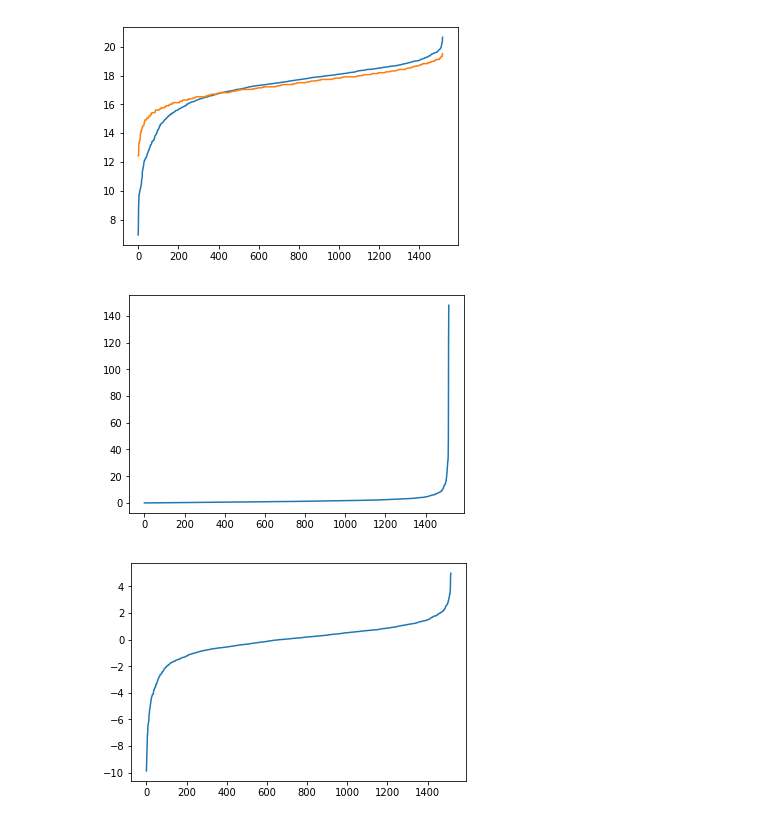
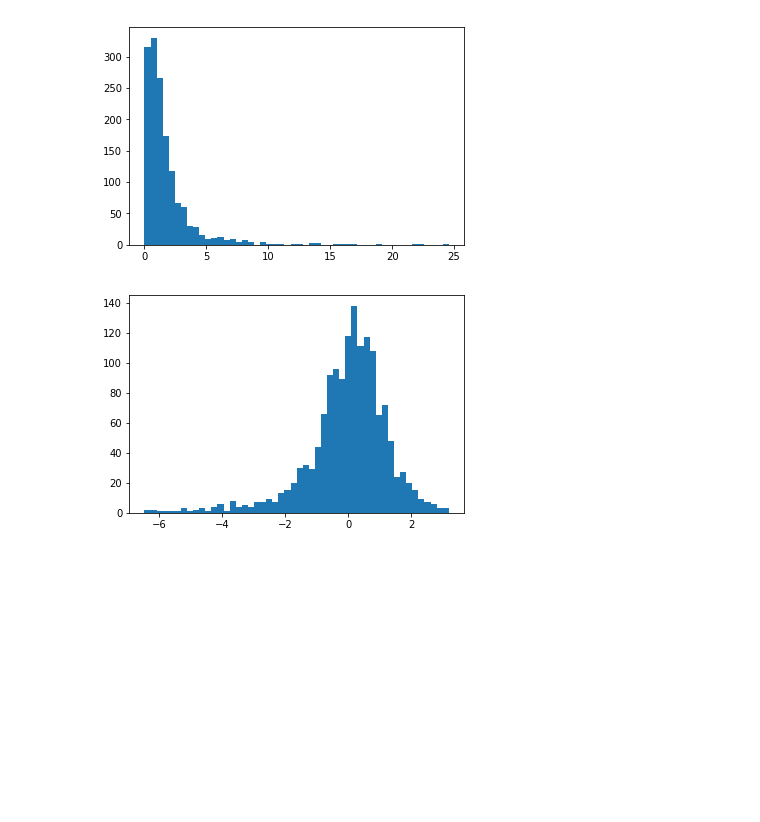
Before and after one commit to yiuhyuk/Project_2_Metis, a Jupyter notebook: lin_reg_analysis.ipynb, the cells around one changed output. Cells and saved outputs as stored; diff of their text form; code cells hidden in the pictures; blank space fills up the shorter version.

```diff
--- a/lin_reg_analysis.ipynb
+++ b/lin_reg_analysis.ipynb
@@ -15,5 +20,5 @@ final_df = pickle.load(file)
 file.close()
 
 file = open('actor_bday_v1.0', 'rb')
-final_df = pickle.load(file)
+bday_dict = pickle.load(file)
 file.close()
@@ -19,0 +36,3 @@ file.close()
+# %%
+master_bdays_df = more_bdays_df[more_bdays_df['primaryName'].isin(list(set(final_df['star'])))]
+master_bdays_df.shape
@@ -37,3 +110,30 @@ quant_cols = ['log_gb_ratio','num_critics','meta_rating','runtime','year']
+# %%
+# Feature engineering
+
+star_profit = final_df.groupby(by=['star','year']).mean()['usa_gross']
+
+# Previous N year's box office gross of star
+def get_star_power(star, year, N):
+    past_bank = star_profit.loc[star].loc[year-N:year-1]
+    if list(past_bank) == []:
+        return 100000
+    else:
+        return np.mean(past_bank)
+
+past_bank_short = []
+past_bank_long = []
+for i, val in enumerate(final_df['star']):
+    past_bank_short.append(get_star_power(val, final_df['year'].iloc[i], 1))
+    past_bank_long.append(get_star_power(val, final_df['year'].iloc[i], 10))
+
+final_df['past_bank_short'] = past_bank_short
+final_df['past_bank_long'] = past_bank_long
+final_df['log_past_bank_short'] = np.log(past_bank_short)
+final_df['log_past_bank_long'] = np.log(past_bank_long)
+
+quant_cols = ['log_gb_ratio','num_critics','meta_rating','runtime','year', 'age_of_star',
+              'past_bank_short', 'past_bank_long',
+              'log_past_bank_short', 'log_past_bank_long']
 # %%
 # Best/Worst Actors (Sum over Career)
 
@@ -74,20 +173,13 @@ plt.plot(sorted_budget);
 # %%
-sorted_gross = list(final_df['log_usa_gross'].sort_values(ascending=True))
-sorted_budget = list(final_df['log_budget'].sort_values(ascending=True))
-plt.plot(sorted_gross)
-plt.plot(sorted_budget);
+sorted_gb_ratio = list(final_df['gross_budget_ratio'].sort_values(ascending=True))
+sorted_log_gb_ratio = list(final_df['log_gb_ratio'].sort_values(ascending=True))
+sorted_log_gb_ratio = list(final_df['log_gb_ratio'].sort_values(ascending=True))
+
+plt.hist(sorted_gb_ratio, bins=50)
+plt.show()
+plt.hist(sorted_log_gb_ratio, bins=50);
 # %% [output]
-[figure, old version]
+[figure, new version]
+[figure, added]
-# %%
-sorted_gb_ratio = list(final_df['gross_budget_ratio'].sort_values(ascending=True))
-sorted_log_gb_ratio = list(final_df['log_gb_ratio'].sort_values(ascending=True))
-sorted_log_gb_ratio = list(final_df['log_gb_ratio'].sort_values(ascending=True))
-
-plt.plot(sorted_gb_ratio)
-plt.show()
-plt.plot(sorted_log_gb_ratio);
-# %% [output]
-[figure, removed]
-[figure, removed]
 # %%
 fig, ax = plt.subplots(figsize=(8,8))
```
Also changed, not shown: parts of 23 cells of this notebook.
